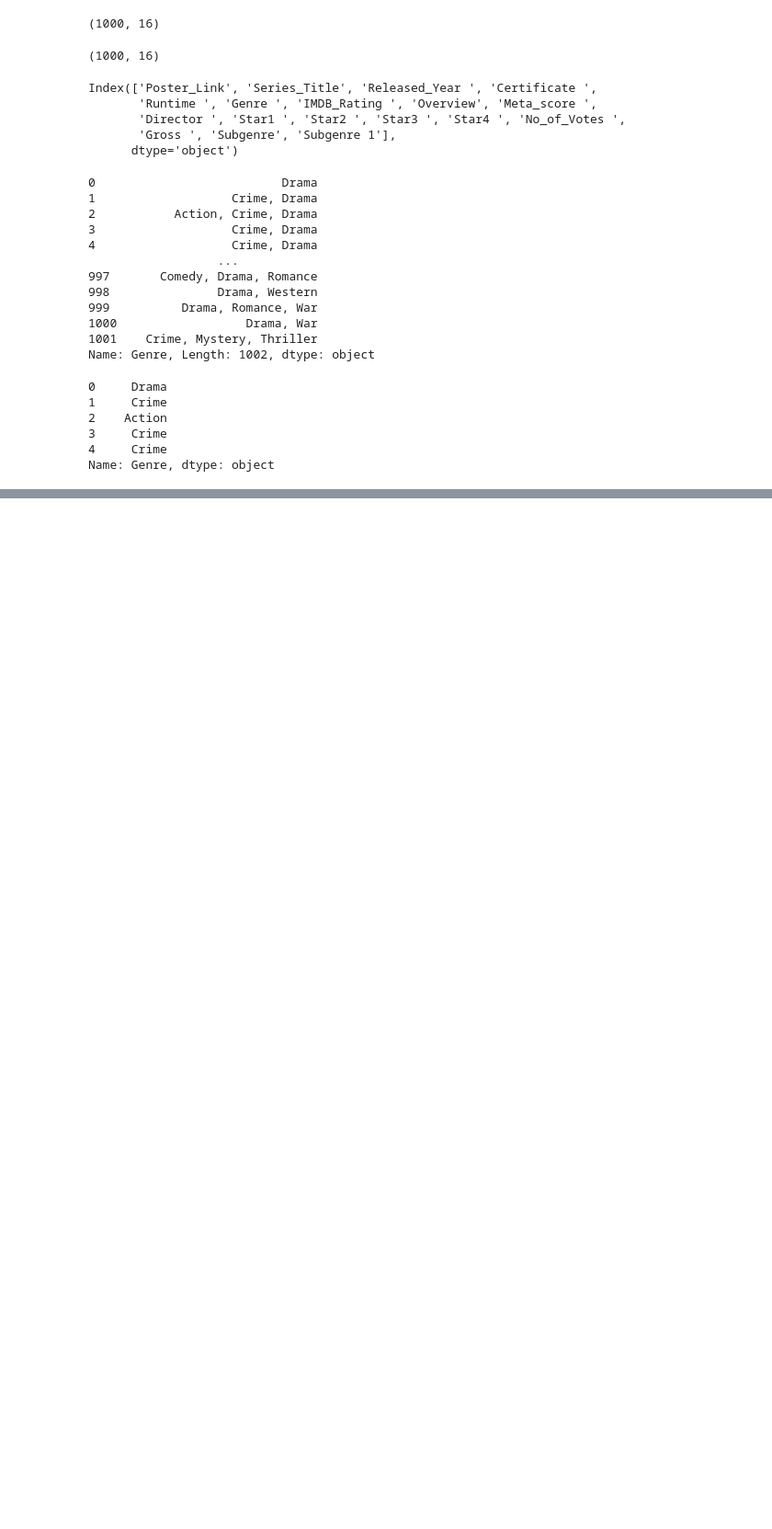
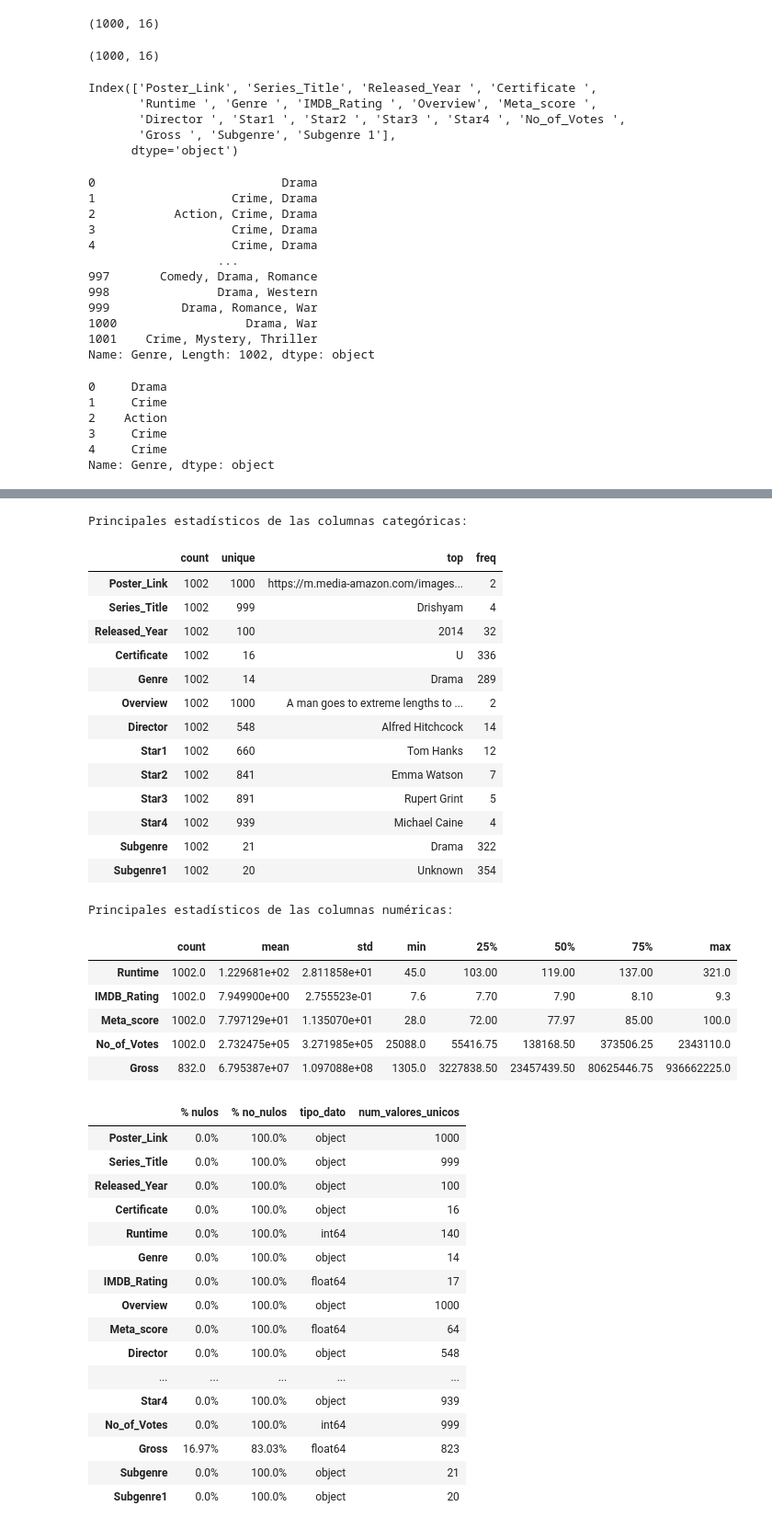
Before and after one commit to Ariana-Papantonio/promoK-modulo4-sprint1-pair-programming-irene-ariana, a Jupyter notebook: EDA_IMDB.ipynb, the cells around one changed output, grey strips where cells are left out. Shown: that part at 92% size. Drawn from its saved outputs; the diff is of its cells as text; code cells hidden in the pictures; blank space fills up the shorter version.

```diff
--- a/EDA_IMDB.ipynb
+++ b/EDA_IMDB.ipynb
@@ -659,4 +659,8 @@ print(df_unido['Genre'].head())
 3     Crime
 4     Crime
 Name: Genre, dtype: object
+# %%
+df_unido['Runtime'] = df_unido['Runtime'].str.replace('min', '')
+# %%
+df_unido['Runtime'] = df_unido['Runtime'].astype(int)
 # %%
@@ -677,0 +681,3 @@ df_unido
+# %%
+exploracion(df_unido)
+# %% [output]
@@ -678,3 +701,42 @@ df_unido
+Principales estadísticos de las columnas categóricas:
+|  | count | unique | top | freq |
+| Poster_Link | 1002 | 1000 | https://m.media-amazon.com/images... | 2 |
+| Series_Title | 1002 | 999 | Drishyam | 4 |
+| Released_Year | 1002 | 100 | 2014 | 32 |
+| Certificate | 1002 | 16 | U | 336 |
+| Genre | 1002 | 14 | Drama | 289 |
+| Overview | 1002 | 1000 | A man goes to extreme lengths to ... | 2 |
+| Director | 1002 | 548 | Alfred Hitchcock | 14 |
+| Star1 | 1002 | 660 | Tom Hanks | 12 |
+| Star2 | 1002 | 841 | Emma Watson | 7 |
+| Star3 | 1002 | 891 | Rupert Grint | 5 |
+| Star4 | 1002 | 939 | Michael Caine | 4 |
+| Subgenre | 1002 | 21 | Drama | 322 |
+| Subgenre1 | 1002 | 20 | Unknown | 354 |
+Principales estadísticos de las columnas numéricas:
+|  | count | mean | std | min | 25% | 50% | 75% | max |
+| Runtime | 1002.0 | 1.229681e+02 | 2.811858e+01 | 45.0 | 103.00 | 119.00 | 137.00 | 321.0 |
+| IMDB_Rating | 1002.0 | 7.949900e+00 | 2.755523e-01 | 7.6 | 7.70 | 7.90 | 8.10 | 9.3 |
+| Meta_score | 1002.0 | 7.797129e+01 | 1.135070e+01 | 28.0 | 72.00 | 77.97 | 85.00 | 100.0 |
+| No_of_Votes | 1002.0 | 2.732475e+05 | 3.271985e+05 | 25088.0 | 55416.75 | 138168.50 | 373506.25 | 2343110.0 |
+| Gross | 832.0 | 6.795387e+07 | 1.097088e+08 | 1305.0 | 3227838.50 | 23457439.50 | 80625446.75 | 936662225.0 |
+|  | % nulos | % no_nulos | tipo_dato | num_valores_unicos |
+| Poster_Link | 0.0% | 100.0% | object | 1000 |
+| Series_Title | 0.0% | 100.0% | object | 999 |
+| Released_Year | 0.0% | 100.0% | object | 100 |
+| Certificate | 0.0% | 100.0% | object | 16 |
+| Runtime | 0.0% | 100.0% | int64 | 140 |
+| Genre | 0.0% | 100.0% | object | 14 |
+| IMDB_Rating | 0.0% | 100.0% | float64 | 17 |
+| Overview | 0.0% | 100.0% | object | 1000 |
+| Meta_score | 0.0% | 100.0% | float64 | 64 |
+| Director | 0.0% | 100.0% | object | 548 |
+| ... | ... | ... | ... | ... |
+| Star4 | 0.0% | 100.0% | object | 939 |
+| No_of_Votes | 0.0% | 100.0% | int64 | 999 |
+| Gross | 16.97% | 83.03% | float64 | 823 |
+| Subgenre | 0.0% | 100.0% | object | 21 |
+| Subgenre1 | 0.0% | 100.0% | object | 20 |
 # %%
 ## pasamos a CSV:
 
```
Also changed, not shown: parts of 2 cells of this notebook, 1 other file.
